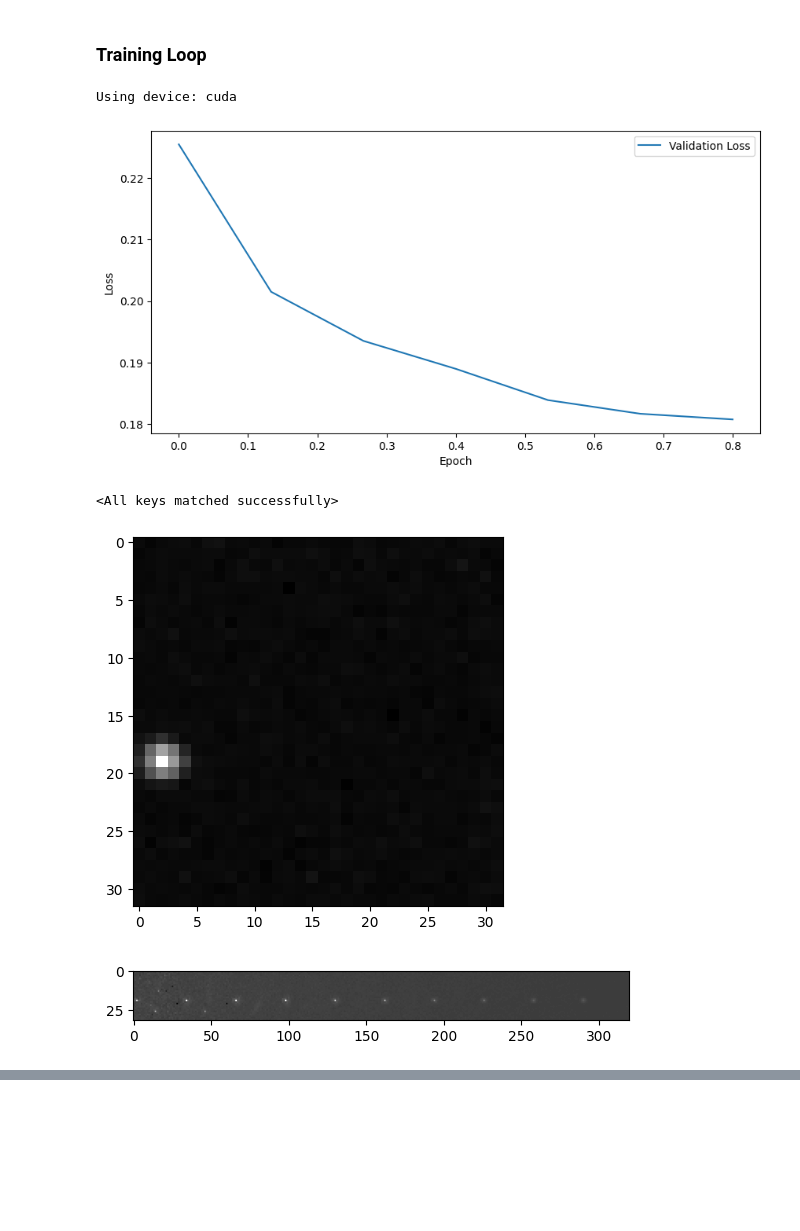
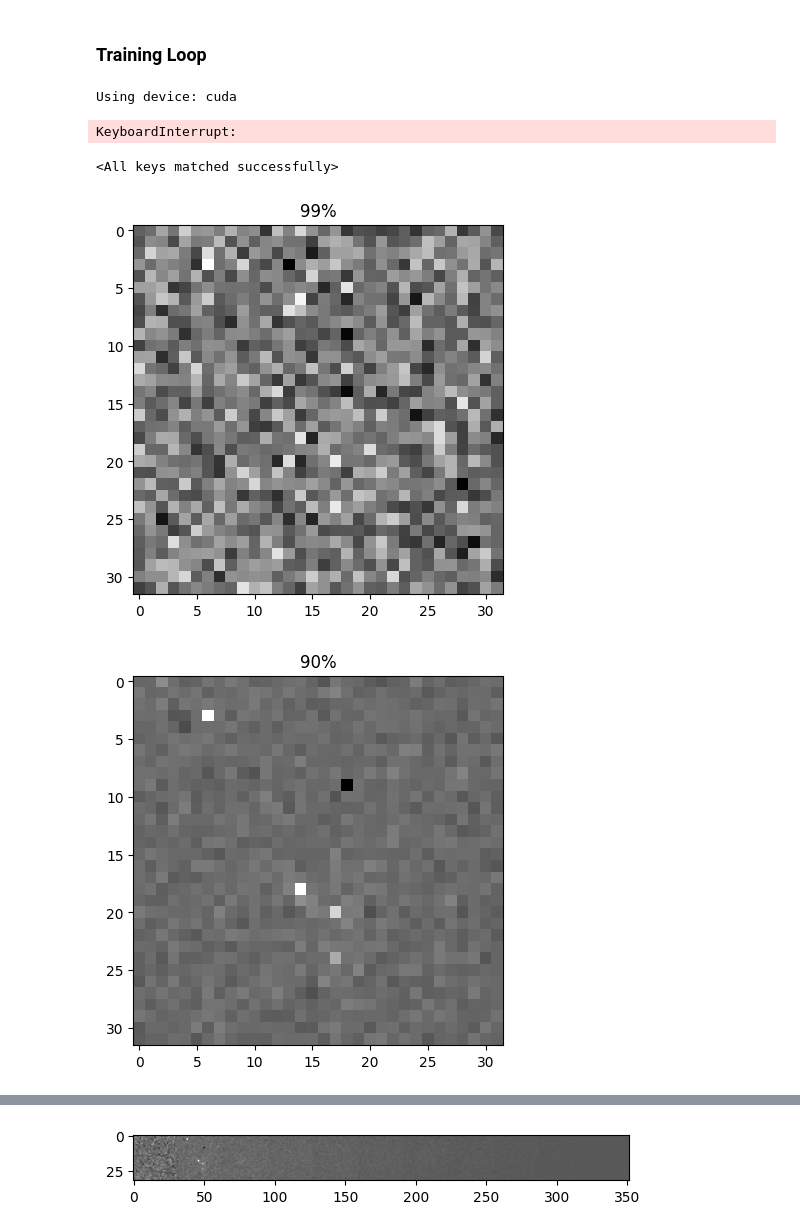
Before and after one commit to Nasotro/Diffusion-Implementation, a Jupyter notebook: v2MNIST.ipynb, the cells around one changed output, grey strips where cells are left out. Drawn from its saved outputs; the diff is of its cells as text; code cells hidden in the pictures; blank space fills up the shorter version.

```diff
--- a/v2MNIST.ipynb
+++ b/v2MNIST.ipynb
@@ -116,8 +116,9 @@ eval_every = 500
 patience = 5000
 
 # model creation
-net = Unet(64, depth=2, time_embed_dim=16, label_emb_dim=16,
-           num_label=10, initial_channels=1, conv_layers=1)
+net = Unet(16, depth=2, time_embed_dim=16, label_emb_dim=16,
+           num_label=10, initial_channels=1, conv_layers=1, dropout=0.2)
+# net = Unet(16, depth=2, time_embed_dim=16, label_emb_dim=16,
 net.apply(init_weights)
 
 # dataset creation
@@ -193,7 +194,7 @@ for epoch in range(n_epochs):
         # show_image(predicted_noise[0], title="predicted noise")
 
         # break
-        # scheduler.step()
+        scheduler.step()
         # train_loader_tqdm.set_postfix({'Loss': loss.item(), 'Val Loss': val_loss, 'lr': scheduler.get_last_lr()[0]})
     # if epoch % 4 == 0:
     #     scheduler.step()
@@ -211,13 +212,13 @@ plt.legend()
 plt.show()
 # %% [output]
 Using device: cuda
-[figure, removed]
+KeyboardInterrupt:
 # %%
 net.load_state_dict(torch.load('best_model_MNIST.pth'))
 # %% [output]
 <All keys matched successfully>
 # %%
-max_time_steps = 90
+max_time_steps = 100
 
 n_samples = 1
 xt = torch.randn((n_samples, 1, 32, 32)).to(device)
@@ -244,34 +245,34 @@ for _ in range(1):
             z = torch.randn_like(xt)
             # print(xt.shape)
             epsilon = net(xt, t, label)
             a = ((1 - a_t)/(torch.sqrt(1 - alpha_t_barre))).view(n_samples, 1, 1, 1)
             b = (1/torch.sqrt(a_t)).view(n_samples, 1, 1, 1)
 
-            if t.item() % (max_time_steps / 10) == 0:
+            if t.item() % (max_time_steps / 10) == 0 or t.item() == max_time_steps-1:
                 # print(t.item())
                 full_img = torch.cat((full_img, xt), 3)
                 full_predicted_noise = torch.cat((full_predicted_noise, epsilon), 3)
                 # print(xt.shape)
-                # show_image(xt[0])
+                show_image(xt[0], f'{t.item()}%')
                 # show_image(full_img[0])
 
             # print(t[0].item(), a_t[0].item(), alpha_t_barre[0].item(), sigma[0].item(), a[0].item(), b[0].item(), z.shape, epsilon.shape, sep=' | ')
             # print(xt.shape, epsilon.shape)
 
             # xt = b*(xt - a*epsilon) + sigma*z
 
             # xt = torch.sqrt(1 - a_t).view(n_samples, 1, 1, 1) * epsilon + sigma * z
 
             xt = b * (xt - torch.sqrt(1-alpha_t_barre)*epsilon) + sigma*z
 
             # print(xt[0][0][0][0], xt[0][1][0][0], xt[0][2][0][0])
             # print(xt[0])
 
         show_image(xt[0])
 
     # print(full_img.shape)
         show_image(full_img[0])
         # show_image(full_predicted_noise[0])
 # %% [output]
-[figure, old version]
+[figure, new version]
-[figure, old version]
+[figure, new version]
@@ -277,0 +289 @@ for _ in range(1):
+[figure, added]
```
Also changed, not shown: parts of 1 cell of this notebook, 2 other files.
